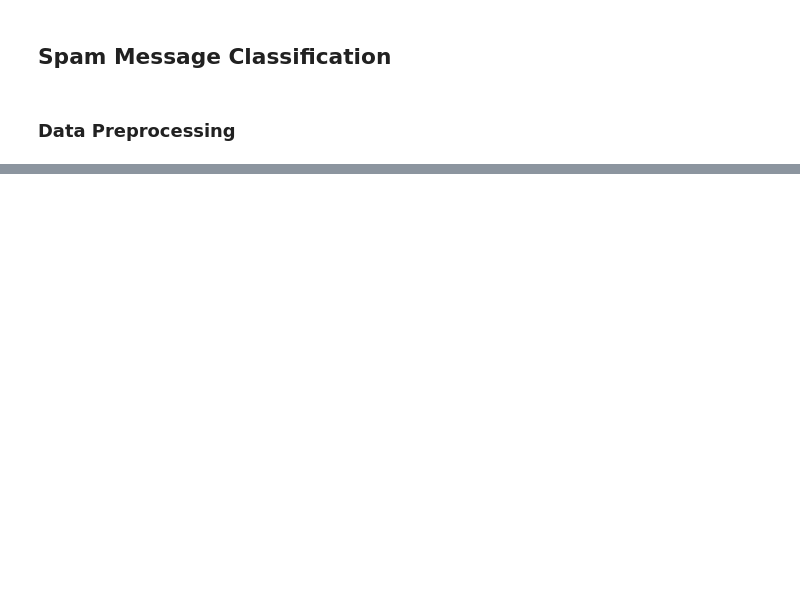
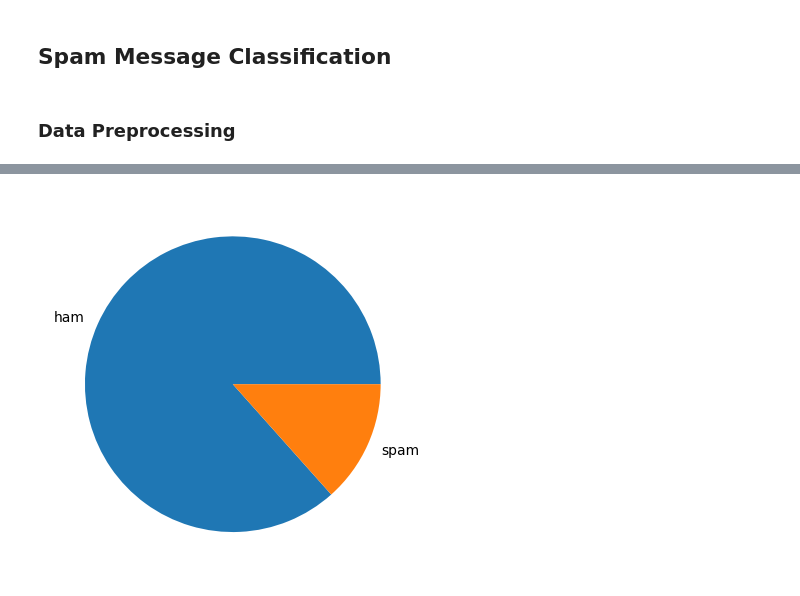
Before and after one commit to SivaKumarRajuPaidi/Spam_Classification, a Jupyter notebook: Spam-Classification.ipynb, the cells around one changed output, grey strips where cells are left out. Saved outputs shown, nothing was run; the diff lists cells and outputs as text; code cells hidden in the pictures; blank space fills up the shorter version.

```diff
--- a/Spam-Classification.ipynb
+++ b/Spam-Classification.ipynb
@@ -8,0 +43,5 @@
+# %%
+plt.pie(data.label.value_counts(), labels= data.label.unique().tolist())
+plt.show()
+# %% [output]
+[figure, added]
```
Also changed, not shown: parts of 41 cells of this notebook, 1 other file.
